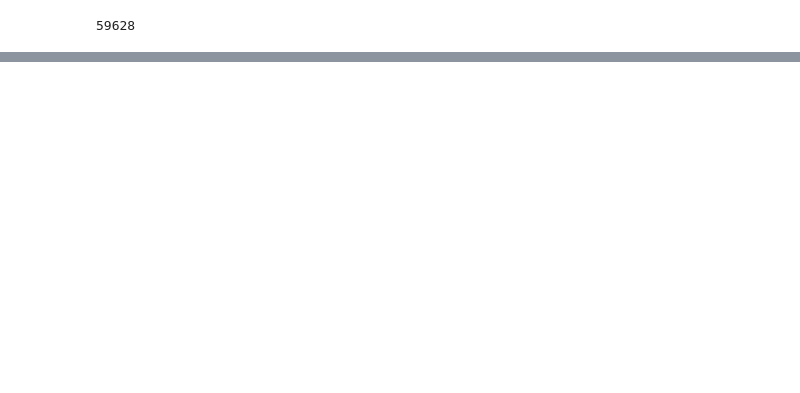
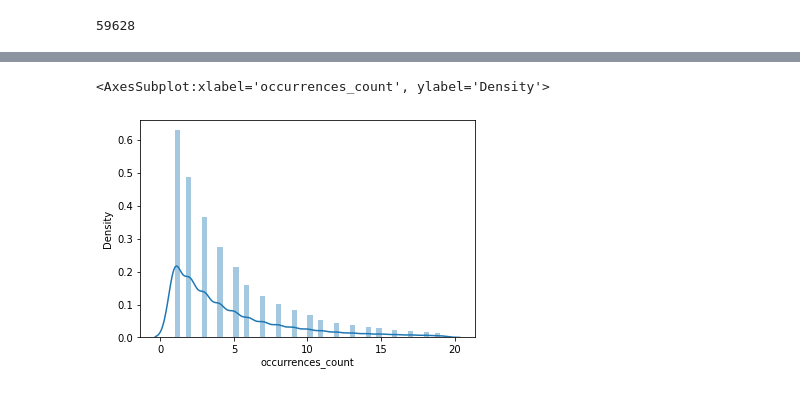
Before and after one commit to danielquer/ironhack-project-2, a Jupyter notebook: Project2_first.ipynb, the cells around one changed output, grey strips where cells are left out. Saved outputs shown, nothing was run; the diff lists cells and outputs as text; code cells hidden in the pictures; blank space fills up the shorter version.

```diff
--- a/Project2_first.ipynb
+++ b/Project2_first.ipynb
@@ -354,0 +392,5 @@ Logit Regression Results
+# %%
+sns.distplot(df[(df.event_name=="sv__Libraries") & (df.occurrences_count < 20)]["occurrences_count"])
+# %% [output]
+<AxesSubplot:xlabel='occurrences_count', ylabel='Density'>
+[figure, added]
```
Also changed, not shown: parts of 12 cells of this notebook.
